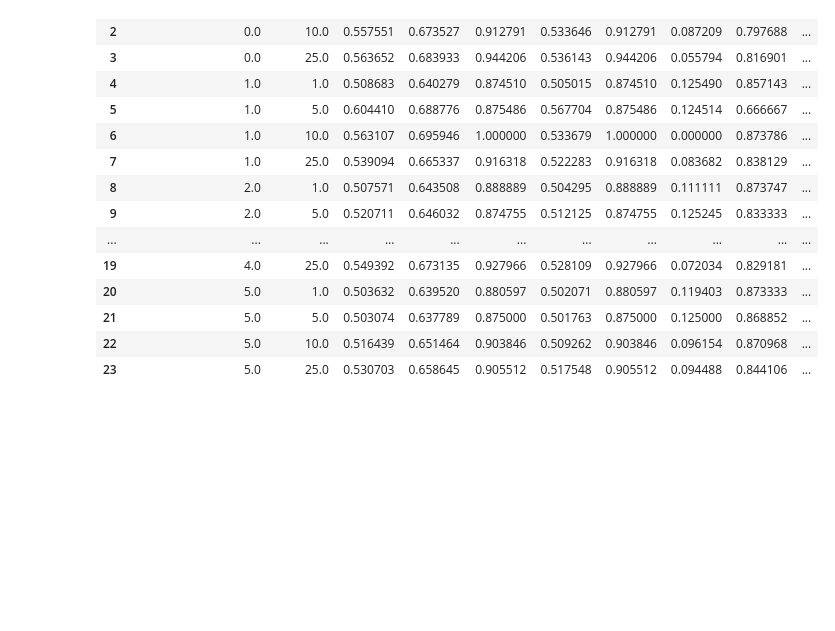
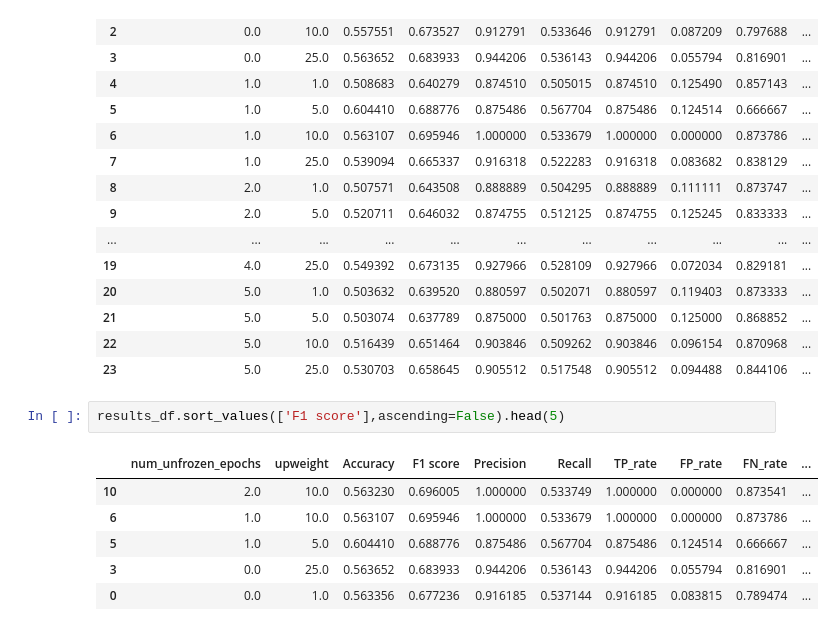
Before and after one commit to elliotgsilva/BiasedLanguageDetection, a Jupyter notebook: baseline_frozen_glove.ipynb, the cells around one changed output. Drawn from its saved outputs; the diff is of its cells as text; blank space fills up the shorter version.

```diff
--- a/baseline_frozen_glove.ipynb
+++ b/baseline_frozen_glove.ipynb
@@ -443,3 +443,12 @@ results_df
 | 21 | 5.0 | 5.0 | 0.503074 | 0.637789 | 0.875000 | 0.501763 | 0.875000 | 0.125000 | 0.868852 | ... |
 | 22 | 5.0 | 10.0 | 0.516439 | 0.651464 | 0.903846 | 0.509262 | 0.903846 | 0.096154 | 0.870968 | ... |
 | 23 | 5.0 | 25.0 | 0.530703 | 0.658645 | 0.905512 | 0.517548 | 0.905512 | 0.094488 | 0.844106 | ... |
+# %%
+results_df.sort_values(['F1 score'],ascending=False).head(5)
+# %% [output]
+|  | num_unfrozen_epochs | upweight | Accuracy | F1 score | Precision | Recall | TP_rate | FP_rate | FN_rate | ... |
+| 10 | 2.0 | 10.0 | 0.563230 | 0.696005 | 1.000000 | 0.533749 | 1.000000 | 0.000000 | 0.873541 | ... |
+| 6 | 1.0 | 10.0 | 0.563107 | 0.695946 | 1.000000 | 0.533679 | 1.000000 | 0.000000 | 0.873786 | ... |
+| 5 | 1.0 | 5.0 | 0.604410 | 0.688776 | 0.875486 | 0.567704 | 0.875486 | 0.124514 | 0.666667 | ... |
+| 3 | 0.0 | 25.0 | 0.563652 | 0.683933 | 0.944206 | 0.536143 | 0.944206 | 0.055794 | 0.816901 | ... |
+| 0 | 0.0 | 1.0 | 0.563356 | 0.677236 | 0.916185 | 0.537144 | 0.916185 | 0.083815 | 0.789474 | ... |
```
Also changed, not shown: 3 other files.
